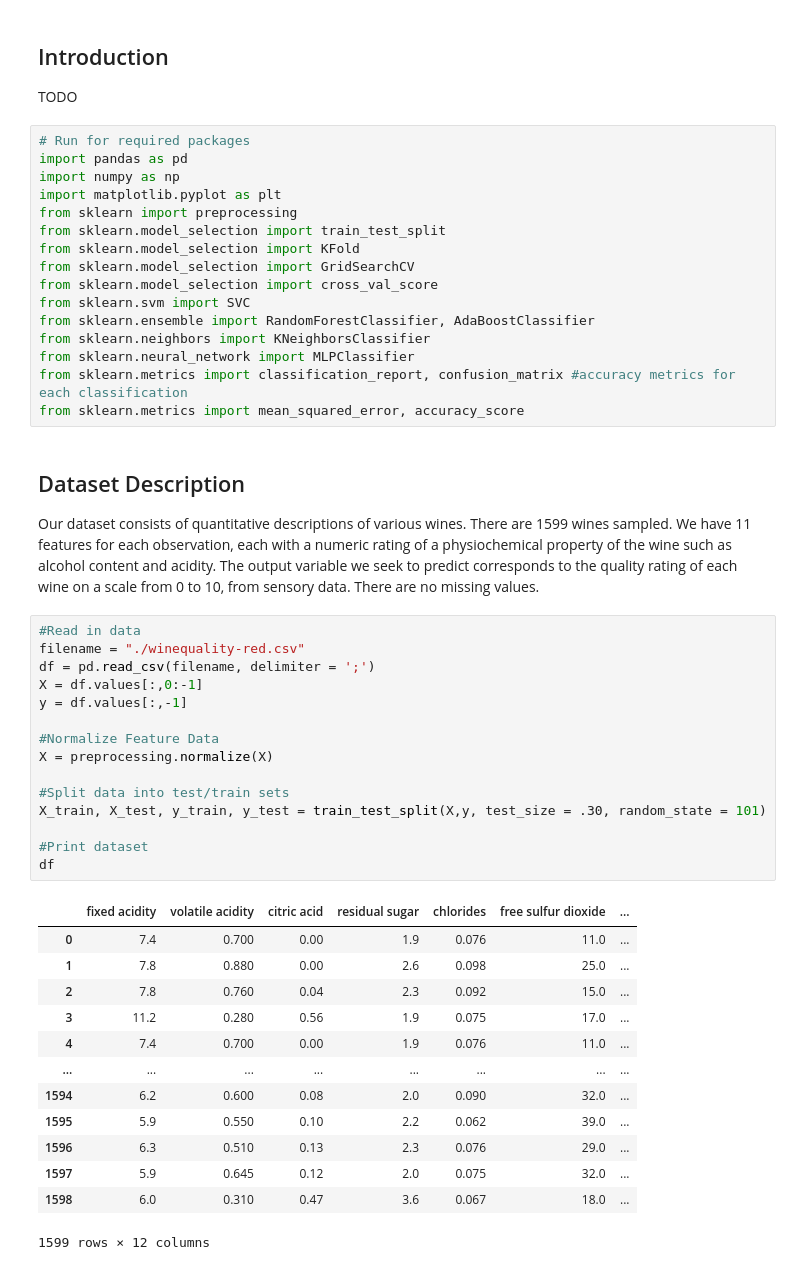
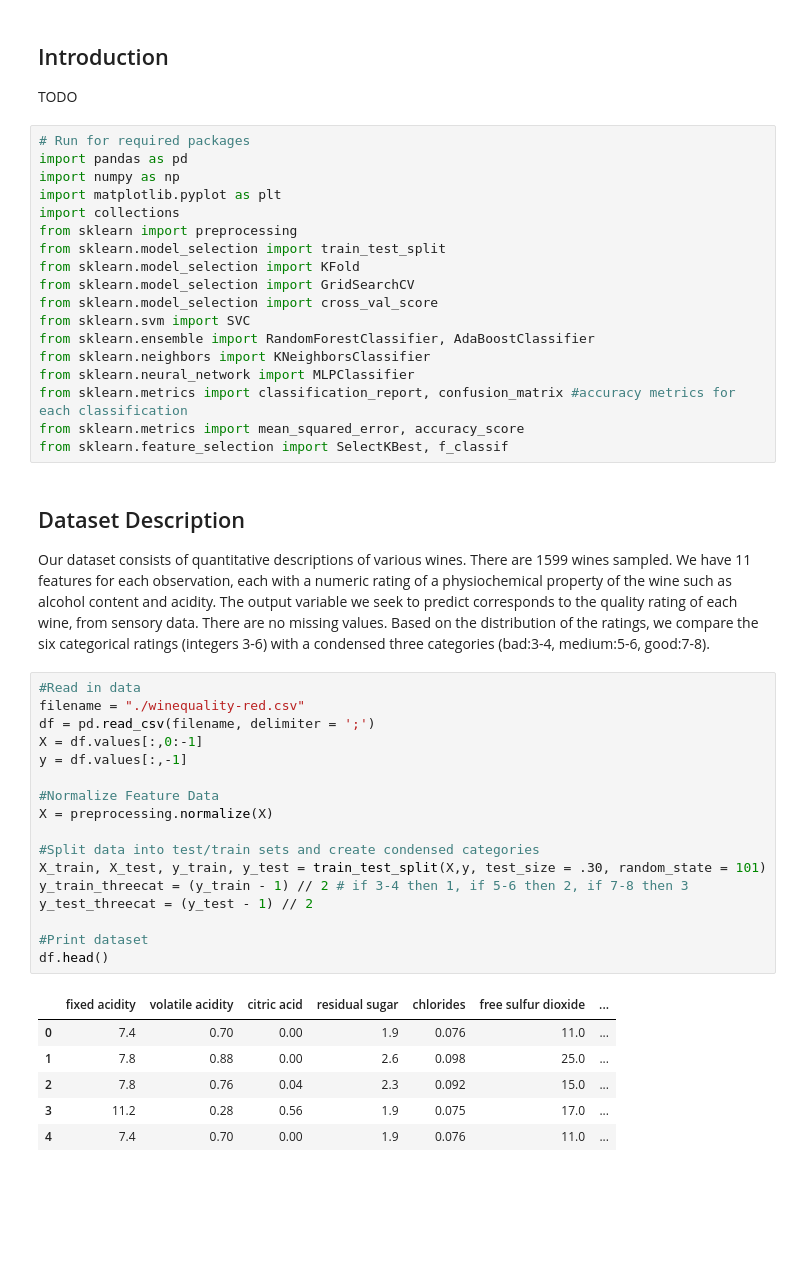
Before and after one commit to Emmafranz/PAML_1, a Jupyter notebook: Assignment1.ipynb, the cells around one changed output. Saved outputs shown, nothing was run; the diff lists cells and outputs as text; blank space fills up the shorter version.

```diff
--- a/Assignment1.ipynb
+++ b/Assignment1.ipynb
@@ -6,6 +6,7 @@ TODO
 import pandas as pd
 import numpy as np
 import matplotlib.pyplot as plt
+import collections
 from sklearn import preprocessing
 from sklearn.model_selection import train_test_split
 from sklearn.model_selection import KFold
@@ -17,35 +18,31 @@ from sklearn.neighbors import KNeighborsClassifier
 from sklearn.neural_network import MLPClassifier
 from sklearn.metrics import classification_report, confusion_matrix #accuracy metrics for each classification
 from sklearn.metrics import mean_squared_error, accuracy_score
+from sklearn.feature_selection import SelectKBest, f_classif
 # %% [markdown]
 ## Dataset Description
-Our dataset consists of quantitative descriptions of various wines. There are 1599 wines sampled. We have 11 features for each observation, each with a numeric rating of a physiochemical property of the wine such as alcohol content and acidity. The output variable we seek to predict corresponds to the quality rating of each wine on a scale from 0 to 10, from sensory data. There are no missing values.
+Our dataset consists of quantitative descriptions of various wines. There are 1599 wines sampled. We have 11 features for each observation, each with a numeric rating of a physiochemical property of the wine such as alcohol content and acidity. The output variable we seek to predict corresponds to the quality rating of each wine, from sensory data. There are no missing values. Based on the distribution of the ratings, we compare the six categorical ratings (integers 3-6) with a condensed three categories (bad:3-4, medium:5-6, good:7-8).
 # %%
 #Read in data
 filename = "./winequality-red.csv"
 df = pd.read_csv(filename, delimiter = ';')
 X = df.values[:,0:-1]
 y = df.values[:,-1]
 
 #Normalize Feature Data
 X = preprocessing.normalize(X)
 
-#Split data into test/train sets
+#Split data into test/train sets and create condensed categories
 X_train, X_test, y_train, y_test = train_test_split(X,y, test_size = .30, random_state = 101)
+y_train_threecat = (y_train - 1) // 2 # if 3-4 then 1, if 5-6 then 2, if 7-8 then 3
+y_test_threecat = (y_test - 1) // 2
 
 #Print dataset
-df
+df.head()
 # %% [output]
 |  | fixed acidity | volatile acidity | citric acid | residual sugar | chlorides | free sulfur dioxide | ... |
-| 0 | 7.4 | 0.700 | 0.00 | 1.9 | 0.076 | 11.0 | ... |
-| 1 | 7.8 | 0.880 | 0.00 | 2.6 | 0.098 | 25.0 | ... |
-| 2 | 7.8 | 0.760 | 0.04 | 2.3 | 0.092 | 15.0 | ... |
-| 3 | 11.2 | 0.280 | 0.56 | 1.9 | 0.075 | 17.0 | ... |
-| 4 | 7.4 | 0.700 | 0.00 | 1.9 | 0.076 | 11.0 | ... |
-| ... | ... | ... | ... | ... | ... | ... | ... |
-| 1594 | 6.2 | 0.600 | 0.08 | 2.0 | 0.090 | 32.0 | ... |
-| 1595 | 5.9 | 0.550 | 0.10 | 2.2 | 0.062 | 39.0 | ... |
-| 1596 | 6.3 | 0.510 | 0.13 | 2.3 | 0.076 | 29.0 | ... |
-| 1597 | 5.9 | 0.645 | 0.12 | 2.0 | 0.075 | 32.0 | ... |
-| 1598 | 6.0 | 0.310 | 0.47 | 3.6 | 0.067 | 18.0 | ... |
+| 0 | 7.4 | 0.70 | 0.00 | 1.9 | 0.076 | 11.0 | ... |
+| 1 | 7.8 | 0.88 | 0.00 | 2.6 | 0.098 | 25.0 | ... |
+| 2 | 7.8 | 0.76 | 0.04 | 2.3 | 0.092 | 15.0 | ... |
+| 3 | 11.2 | 0.28 | 0.56 | 1.9 | 0.075 | 17.0 | ... |
+| 4 | 7.4 | 0.70 | 0.00 | 1.9 | 0.076 | 11.0 | ... |
-1599 rows × 12 columns
```
Also changed, not shown: parts of 10 cells of this notebook.
